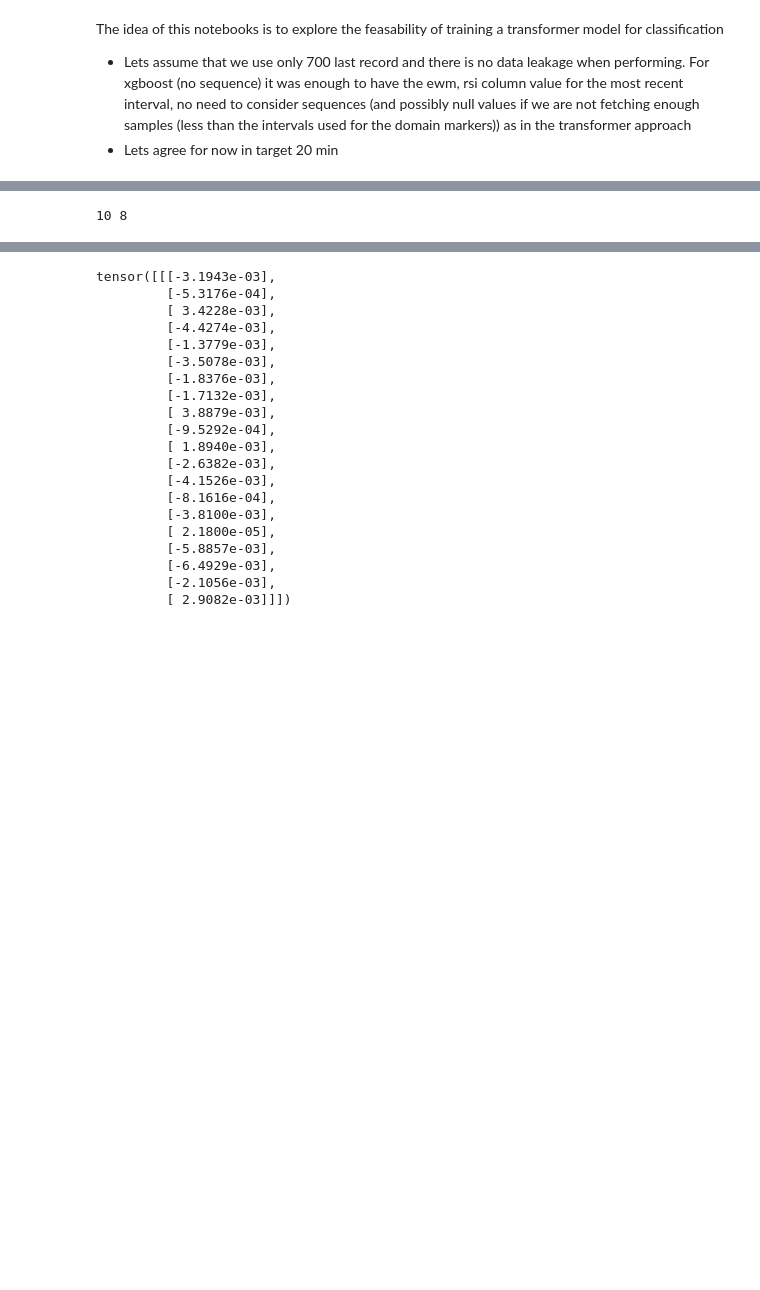
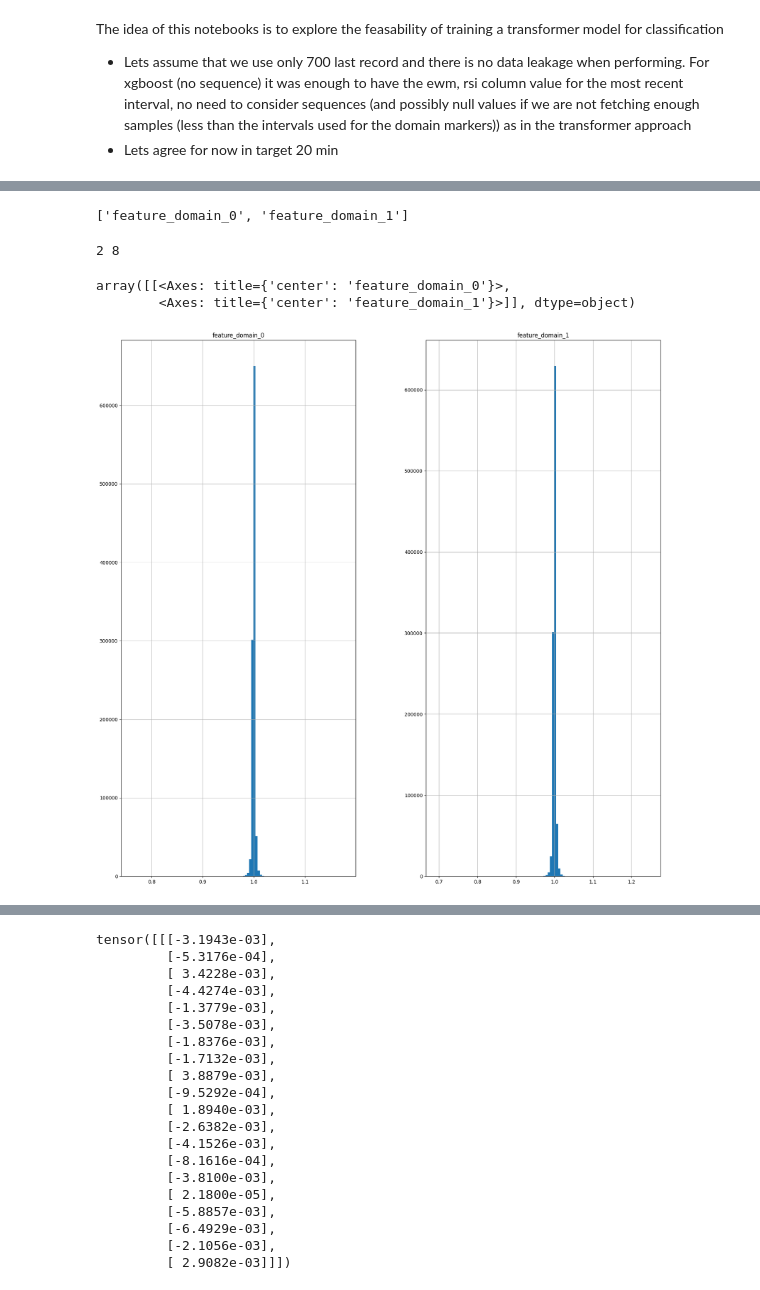
Before and after one commit to pacanada/trading, a Jupyter notebook: notebooks/transformer_model.ipynb, the cells around one changed output, grey strips where cells are left out. Saved outputs shown, nothing was run; the diff lists cells and outputs as text; code cells hidden in the pictures; blank space fills up the shorter version.

```diff
--- a/notebooks/transformer_model.ipynb
+++ b/notebooks/transformer_model.ipynb
@@ -126,12 +129,16 @@ class Config:
         if self.embedding_dim%self.n_head!=0:
             raise ValueError(f"Embedding dimension {self.embedding_dim} should be a multiple of n_head={self.n_head}")
 config = Config()
+# %%
+features
+# %% [output]
+['feature_domain_0', 'feature_domain_1']
 # %%
-features = [col for col in df.columns if col.startswith("feature")][:config.embedding_dim]
+features = [col for col in df.columns if col.startswith("feature_domain_")][:config.embedding_dim]
 targets = [col for col in df.columns if col.startswith("target")]
 print(len(features), len(targets))
 # %% [output]
-10 8
+2 8
 # %%
 def create_sequence(t, block_size):
     n, f = t.shape
@@ -152,4 +159,10 @@ def create_sequence_target(t, block_size):
         #y_all = np.vstack((y_all, t[i+1:i+block_size+1]))
 
     return torch.tensor(X_all, dtype=torch.float32) #, torch.tensor(y_all, dtype=torch.float32)
+# %%
+df[features].hist(bins=100, figsize=(20,20))
+# %% [output]
+array([[<Axes: title={'center': 'feature_domain_0'}>,
+        <Axes: title={'center': 'feature_domain_1'}>]], dtype=object)
+[figure, added]
 # %%
```
Also changed, not shown: parts of 9 cells of this notebook.
